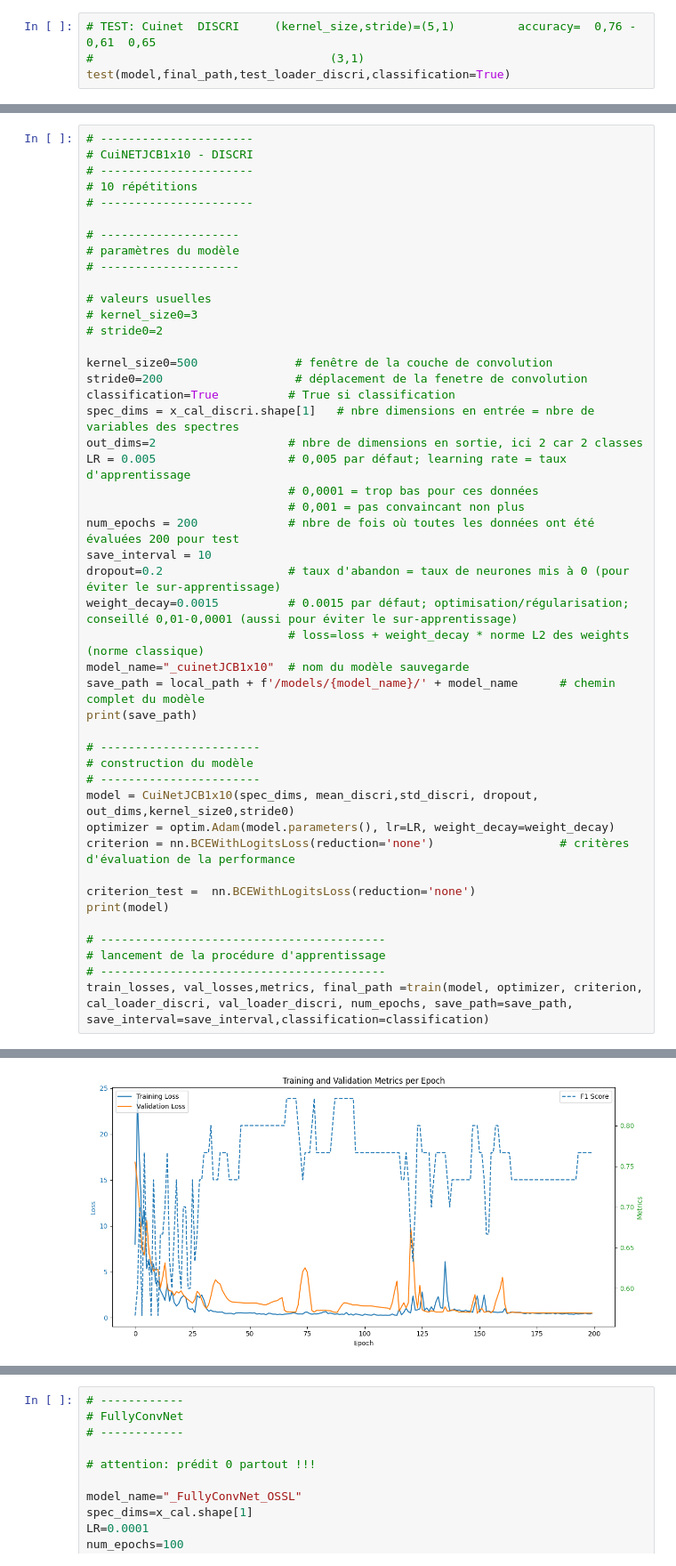
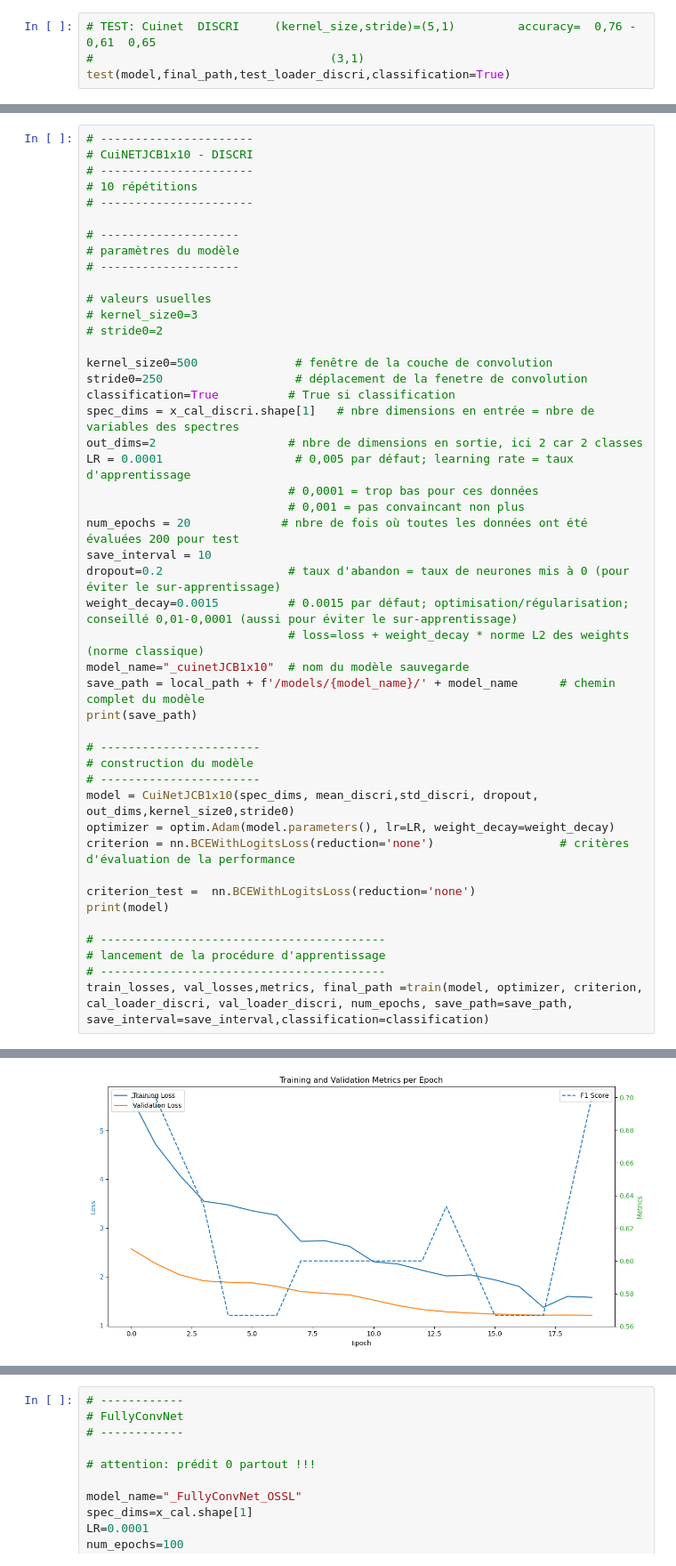
Before and after one commit to TEAM-AIOLY/Deep-Chemometrics, a Jupyter notebook: RMN_JC.ipynb, the cells around one changed output, grey strips where cells are left out. Shown: that part at 89% size. Cells and saved outputs as stored; diff of their text form.

```diff
--- a/RMN_JC.ipynb
+++ b/RMN_JC.ipynb
@@ -272,14 +317,14 @@ test(model,final_path,test_loader_quanti,classification=False)
 # stride0=2
 
 kernel_size0=500              # fenêtre de la couche de convolution
-stride0=200                   # déplacement de la fenetre de convolution
+stride0=250                   # déplacement de la fenetre de convolution
 classification=True          # True si classification
 spec_dims = x_cal_discri.shape[1]   # nbre dimensions en entrée = nbre de variables des spectres
 out_dims=2                   # nbre de dimensions en sortie, ici 2 car 2 classes
-LR = 0.005                   # 0,005 par défaut; learning rate = taux d'apprentissage
+LR = 0.0001                   # 0,005 par défaut; learning rate = taux d'apprentissage
                              # 0,0001 = trop bas pour ces données
                              # 0,001 = pas convaincant non plus
-num_epochs = 200             # nbre de fois où toutes les données ont été évaluées 200 pour test
+num_epochs = 20             # nbre de fois où toutes les données ont été évaluées 200 pour test
 save_interval = 10
 dropout=0.2                  # taux d'abandon = taux de neurones mis à 0 (pour éviter le sur-apprentissage)
 weight_decay=0.0015          # 0.0015 par défaut; optimisation/régularisation; conseillé 0,01-0,0001 (aussi pour éviter le sur-apprentissage)
@@ -324,4 +369,4 @@ Epoch 200/200 | Train Losses: y 0: 0.4675 | Validation Losses: y 0: 0.4975 | Met
-[figure, old version]
+[figure, new version]
 # %%
 # TEST: CuiJCB1x10  DISCRI     (kernel_size,stride)=(5,1)         accuracy=  0,76 - 0,61  0,65
 #                                  (3,1)
```
Also changed, not shown: parts of 11 cells of this notebook.
